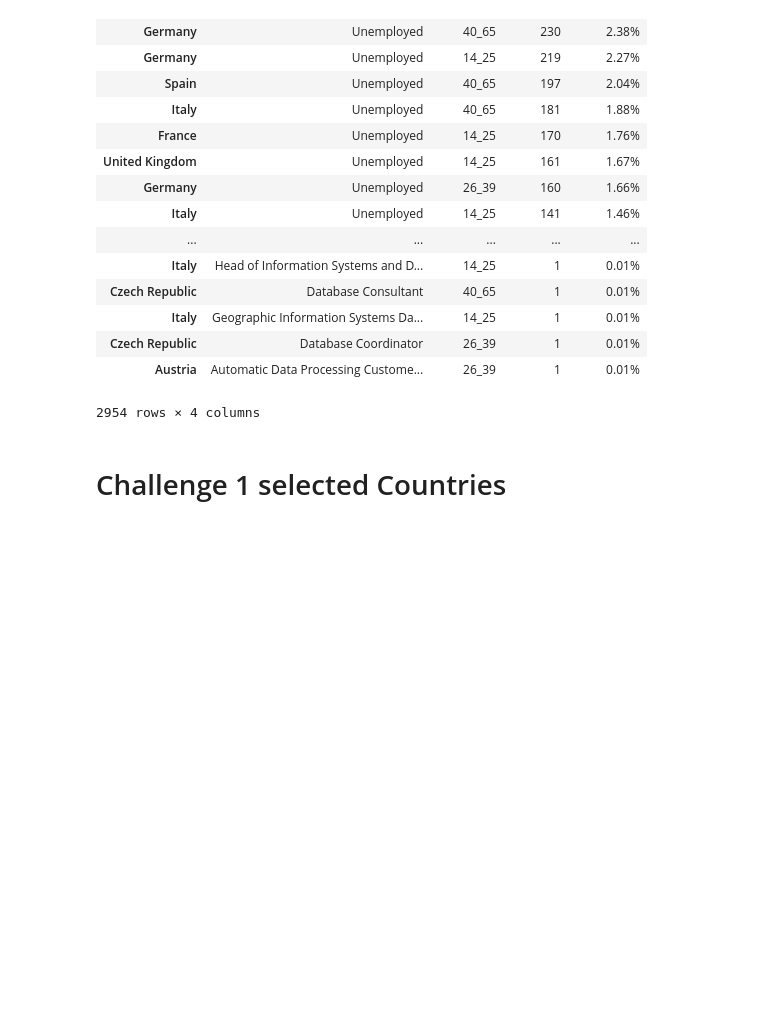
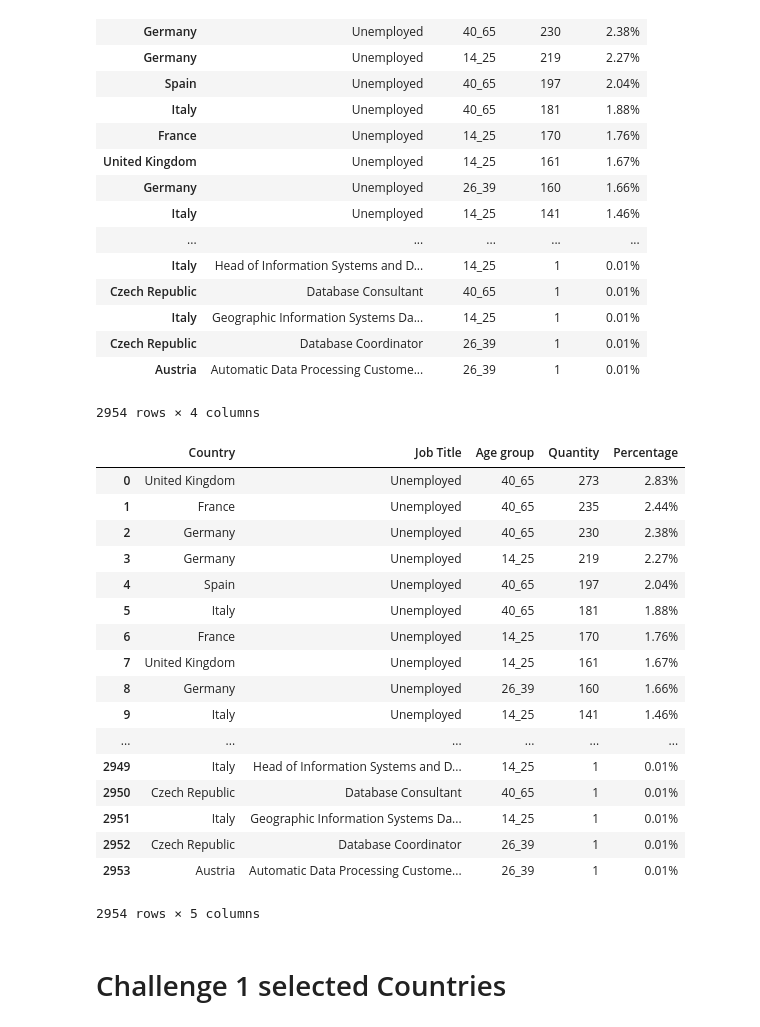
Before and after one commit to juankmp/Project_1_0420_JuanMunoz, a Jupyter notebook: notebooks/analysis.ipynb, the cells around one changed output. Cells and saved outputs as stored; diff of their text form; code cells hidden in the pictures; blank space fills up the shorter version.

```diff
--- a/notebooks/analysis.ipynb
+++ b/notebooks/analysis.ipynb
@@ -85,6 +85,30 @@ display(df_result_wi) # Same as df_result_per but does not include index (withou
 | Czech Republic | Database Coordinator | 26_39 | 1 | 0.01% |
 | Austria | Automatic Data Processing Custome... | 26_39 | 1 | 0.01% |
 2954 rows × 4 columns
+# %%
+df_result_wi.reset_index(level=0, inplace=True)
+#df_result_wi['new_index'] = [x for x in range(1, len(df_result_wi.values)+1)]
+#df_result_wi.index = df_result_wi['new_index']
+df_result_wi
+# %% [output]
+|  | Country | Job Title | Age group | Quantity | Percentage |
+| 0 | United Kingdom | Unemployed | 40_65 | 273 | 2.83% |
+| 1 | France | Unemployed | 40_65 | 235 | 2.44% |
+| 2 | Germany | Unemployed | 40_65 | 230 | 2.38% |
+| 3 | Germany | Unemployed | 14_25 | 219 | 2.27% |
+| 4 | Spain | Unemployed | 40_65 | 197 | 2.04% |
+| 5 | Italy | Unemployed | 40_65 | 181 | 1.88% |
+| 6 | France | Unemployed | 14_25 | 170 | 1.76% |
+| 7 | United Kingdom | Unemployed | 14_25 | 161 | 1.67% |
+| 8 | Germany | Unemployed | 26_39 | 160 | 1.66% |
+| 9 | Italy | Unemployed | 14_25 | 141 | 1.46% |
+| ... | ... | ... | ... | ... | ... |
+| 2949 | Italy | Head of Information Systems and D... | 14_25 | 1 | 0.01% |
+| 2950 | Czech Republic | Database Consultant | 40_65 | 1 | 0.01% |
+| 2951 | Italy | Geographic Information Systems Da... | 14_25 | 1 | 0.01% |
+| 2952 | Czech Republic | Database Coordinator | 26_39 | 1 | 0.01% |
+| 2953 | Austria | Automatic Data Processing Custome... | 26_39 | 1 | 0.01% |
+2954 rows × 5 columns
 # %% [markdown]
 # Challenge 1 selected Countries
 # %%
```
Also changed, not shown: parts of 5 cells of this notebook, 17 other files.
